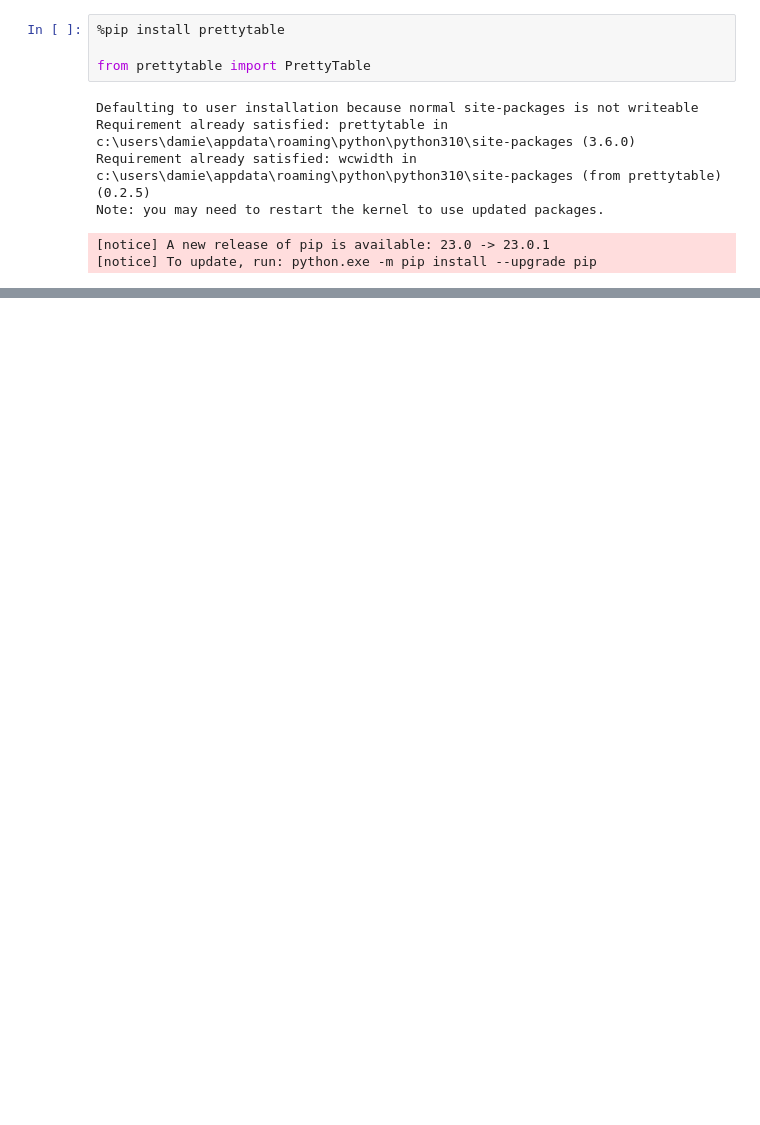
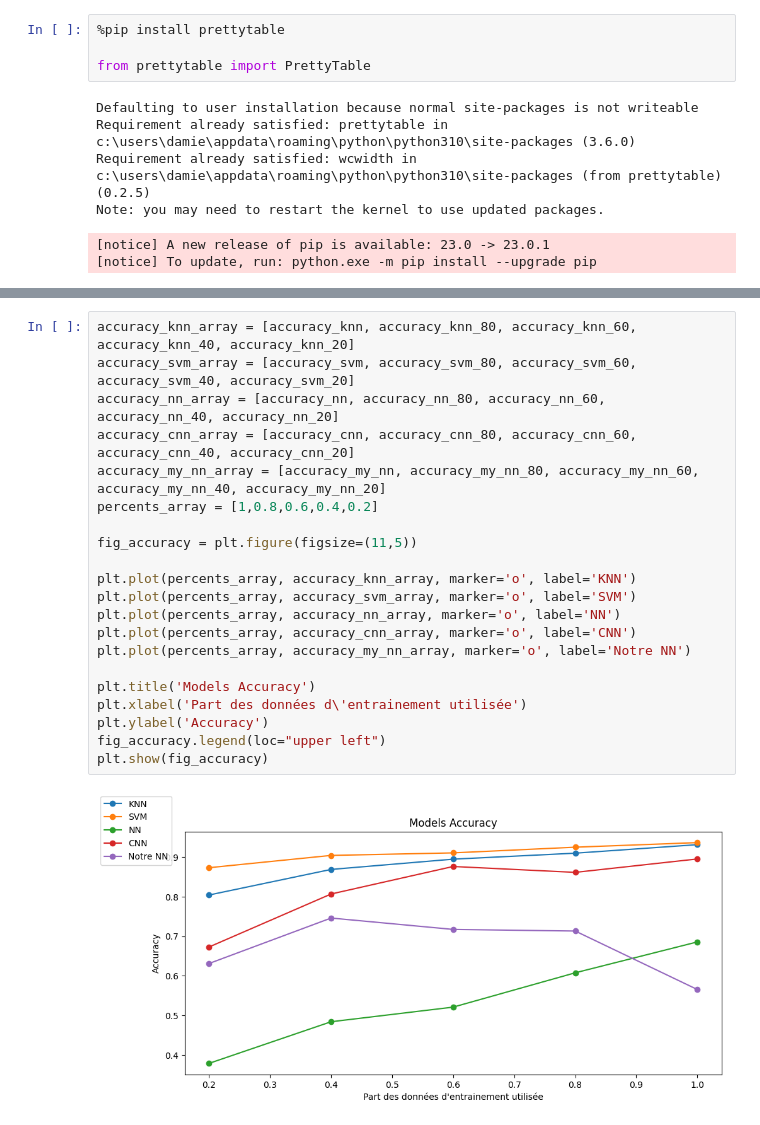
Before and after one commit to damiendesvent/LOG635-H2023-EqA, a Jupyter notebook: Labo_2/src/log-635_labo_2_eqA.ipynb, the cells around one changed output, grey strips where cells are left out. Cells and saved outputs as stored; diff of their text form; blank space fills up the shorter version.

```diff
--- a/Labo_2/src/log-635_labo_2_eqA.ipynb
+++ b/Labo_2/src/log-635_labo_2_eqA.ipynb
@@ -2958,0 +3171,23 @@ print(t_20)
+# %%
+accuracy_knn_array = [accuracy_knn, accuracy_knn_80, accuracy_knn_60, accuracy_knn_40, accuracy_knn_20]
+accuracy_svm_array = [accuracy_svm, accuracy_svm_80, accuracy_svm_60, accuracy_svm_40, accuracy_svm_20]
+accuracy_nn_array = [accuracy_nn, accuracy_nn_80, accuracy_nn_60, accuracy_nn_40, accuracy_nn_20]
+accuracy_cnn_array = [accuracy_cnn, accuracy_cnn_80, accuracy_cnn_60, accuracy_cnn_40, accuracy_cnn_20]
+accuracy_my_nn_array = [accuracy_my_nn, accuracy_my_nn_80, accuracy_my_nn_60, accuracy_my_nn_40, accuracy_my_nn_20]
+percents_array = [1,0.8,0.6,0.4,0.2]
+
+fig_accuracy = plt.figure(figsize=(11,5))
+
+plt.plot(percents_array, accuracy_knn_array, marker='o', label='KNN')
+plt.plot(percents_array, accuracy_svm_array, marker='o', label='SVM')
+plt.plot(percents_array, accuracy_nn_array, marker='o', label='NN')
+plt.plot(percents_array, accuracy_cnn_array, marker='o', label='CNN')
+plt.plot(percents_array, accuracy_my_nn_array, marker='o', label='Notre NN')
+
+plt.title('Models Accuracy')
+plt.xlabel('Part des données d\'entrainement utilisée')
+plt.ylabel('Accuracy')
+fig_accuracy.legend(loc="upper left")
+plt.show(fig_accuracy)
+# %% [output]
+[figure, added]
```
Also changed, not shown: parts of 127 cells of this notebook.
